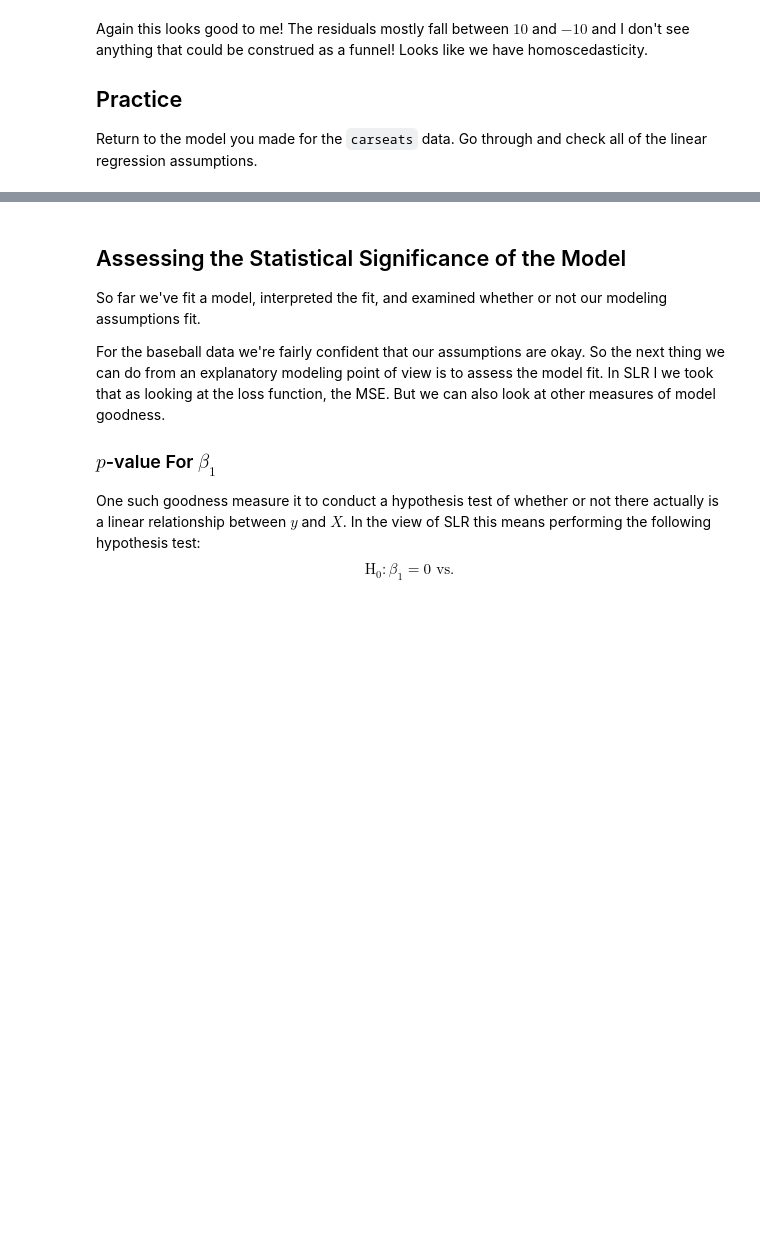
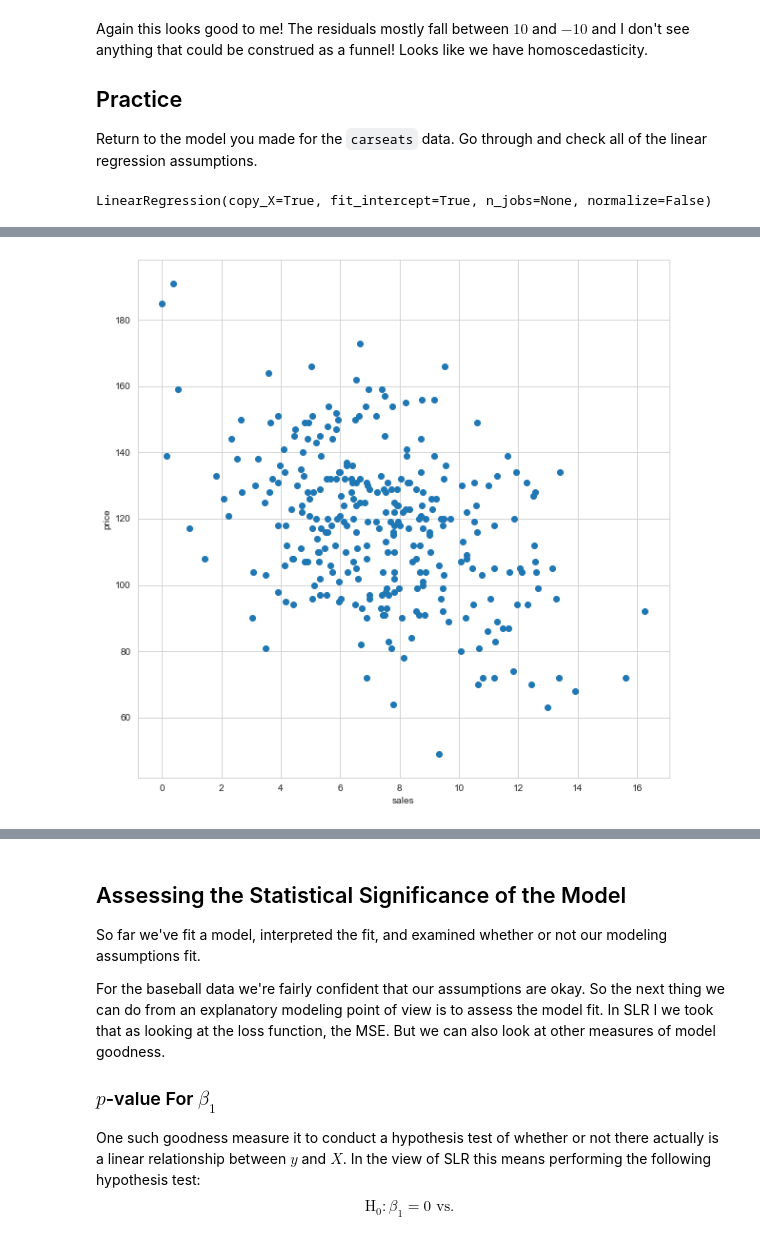
Before and after one commit to yiwchen/Code2020Materials, a Jupyter notebook: Lectures/Regression/Notebook 2 - SLR II.ipynb, the cells around one changed output, grey strips where cells are left out. Drawn from its saved outputs; the diff is of its cells as text; code cells hidden in the pictures; blank space fills up the shorter version.

```diff
--- a/Lectures/Regression/Notebook 2 - SLR II.ipynb
+++ b/Lectures/Regression/Notebook 2 - SLR II.ipynb
@@ -317,3 +317,34 @@ Again this looks good to me! The residuals mostly fall between $10$ and $-10$ an
 ## Practice
 
 Return to the model you made for the `carseats` data. Go through and check all of the linear regression assumptions.
+# %%
+### Code Here
+
+carseats = pd.read_csv("carseats.csv")
+carseats_copy=carseats.copy()
+carseats_train=carseats_copy.sample(frac=0.75, random_state=5309)
+
+from sklearn.linear_model import LinearRegression
+reg=LinearRegression(copy_X=True)
+#reg.fit(carseats_train.Sales.values.reshape(-1,1),carseats_train.Price.values.ravel())
+reg.fit(carseats_train.Sales.values.reshape(-1,1),carseats_train.Price.values.ravel())
+
+y_train = carseats_train.Sales.values.ravel()
+pred=reg.predict(carseats_train.Sales.values.reshape(-1,1))
+res=y_train- pred
+
+reg
+# %% [output]
+LinearRegression(copy_X=True, fit_intercept=True, n_jobs=None, normalize=False)
+# %%
+### Code Here
+plt.figure(figsize=(10,10))
+carseats_train
+
+
+plt.scatter(carseats_train.Sales,carseats_train.Price)
+plt.xlabel('sales')
+plt.ylabel('price')
+
+carseats_train.corr()
+# %% [output]
@@ -319,0 +360 @@ Return to the model you made for the `carseats` data. Go through and check all o
+[figure, added]
```
Also changed, not shown: parts of 20 cells of this notebook, 3 other files.
